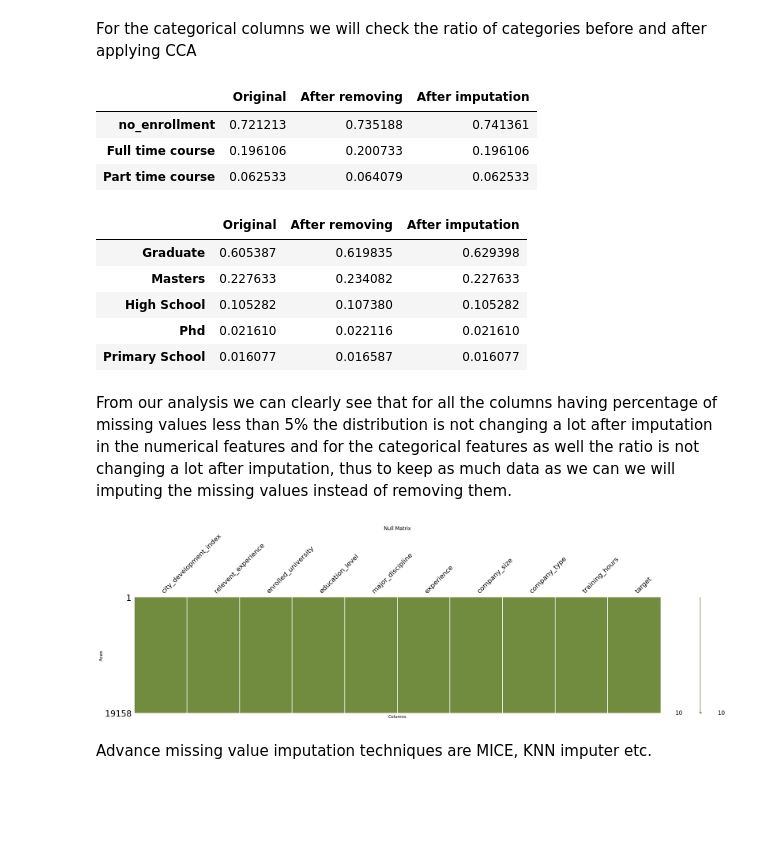
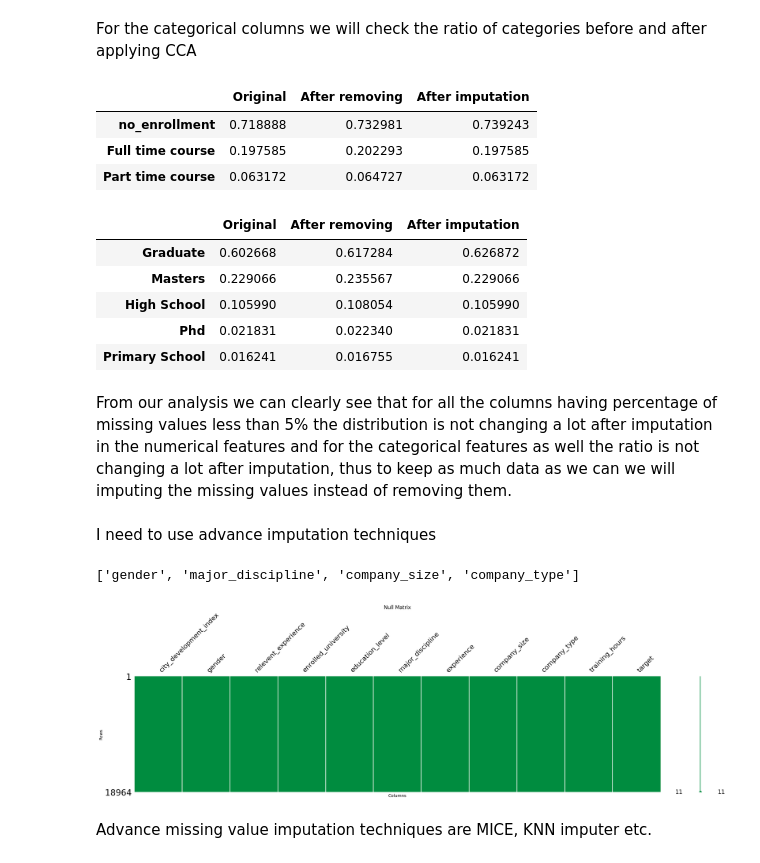
Before and after one commit to yuvraaj2002/Old_projects, a Jupyter notebook: DS job prediction/Main_Code_DS.ipynb, the cells around one changed output. Cells and saved outputs as stored; diff of their text form; code cells hidden in the pictures; blank space fills up the shorter version.

```diff
--- a/DS job prediction/Main_Code_DS.ipynb
+++ b/DS job prediction/Main_Code_DS.ipynb
@@ -151,5 +153,5 @@ During this phase the things which we will be doing are
 # %%
 # Dropping the unnecessary columns from the dataframe
-df = df.drop(['enrollee_id','city','gender'],axis=1)
+df = df.drop(['enrollee_id','city'],axis=1)
 df.head(3)
 # %% [output]
@@ -159,0 +162,4 @@ df.head(3)
+# %%
+print("Before duplicate values:",df.duplicated().sum())
+df.drop_duplicates(inplace=True)
+print("After duplicate values:",df.duplicated().sum())
@@ -267,9 +267,9 @@ compare_eu.columns = ['Original','After removing','After imputation']
 compare_eu
 # %% [output]
 |  | Original | After removing | After imputation |
-| no_enrollment | 0.721213 | 0.735188 | 0.741361 |
-| Full time course | 0.196106 | 0.200733 | 0.196106 |
-| Part time course | 0.062533 | 0.064079 | 0.062533 |
+| no_enrollment | 0.718888 | 0.732981 | 0.739243 |
+| Full time course | 0.197585 | 0.202293 | 0.197585 |
+| Part time course | 0.063172 | 0.064727 | 0.063172 |
 # %%
 compare_edu_level = pd.concat([ temp_df['education_level'].value_counts() / len(temp_df),
                         remove_nan['education_level'].value_counts() / len(remove_nan),
@@ -279,11 +279,11 @@ compare_edu_level.columns = ['Original','After removing','After imputation']
 compare_edu_level
 # %% [output]
 |  | Original | After removing | After imputation |
-| Graduate | 0.605387 | 0.619835 | 0.629398 |
-| Masters | 0.227633 | 0.234082 | 0.227633 |
-| High School | 0.105282 | 0.107380 | 0.105282 |
-| Phd | 0.021610 | 0.022116 | 0.021610 |
-| Primary School | 0.016077 | 0.016587 | 0.016077 |
+| Graduate | 0.602668 | 0.617284 | 0.626872 |
+| Masters | 0.229066 | 0.235567 | 0.229066 |
+| High School | 0.105990 | 0.108054 | 0.105990 |
+| Phd | 0.021831 | 0.022340 | 0.021831 |
+| Primary School | 0.016241 | 0.016755 | 0.016241 |
 # %% [markdown]
 From our analysis we can clearly see that for all the columns having percentage of missing values less than 5% the distribution is not changing a lot after imputation in the numerical features and for the categorical features as well the ratio is not changing a lot after imputation, thus to keep as much data as we can we will imputing the missing values instead of removing them.
 # %%
@@ -300,19 +300,25 @@ df['education_level'].fillna(temp_df['education_level'].mode().values[0],inplace
 More_5PER = [cols for cols in temp_df.columns if temp_df[cols].isnull().mean()*100 >5]
 for cols in More_5PER:
     df[cols] = df[cols].fillna(df[cols].mode()[0])
+# %% [markdown]
+I need to use advance imputation techniques
+# %%
+More_5PER
+# %% [output]
+['gender', 'major_discipline', 'company_size', 'company_type']
 # %%
-# Plot the null matrix
-msno.matrix(df,figsize=(25, 5),color=(0.45, 0.55, 0.25))
+# Plot the null matrix to visualize if there are null values left
+msno.matrix(df,figsize=(25, 5),color=(0, 0.55, 0.25))
 
 # Set plot labels and title
 plt.xlabel('Columns')
 plt.ylabel('Rows')
 plt.title('Null Matrix')
 
 # Show the plot
 plt.show()
 # %% [output]
-[figure, old version]
+[figure, new version]
 # %% [markdown]
 Advance missing value imputation techniques are MICE, KNN imputer etc.
 # %%
```
Also changed, not shown: parts of 21 cells of this notebook.
